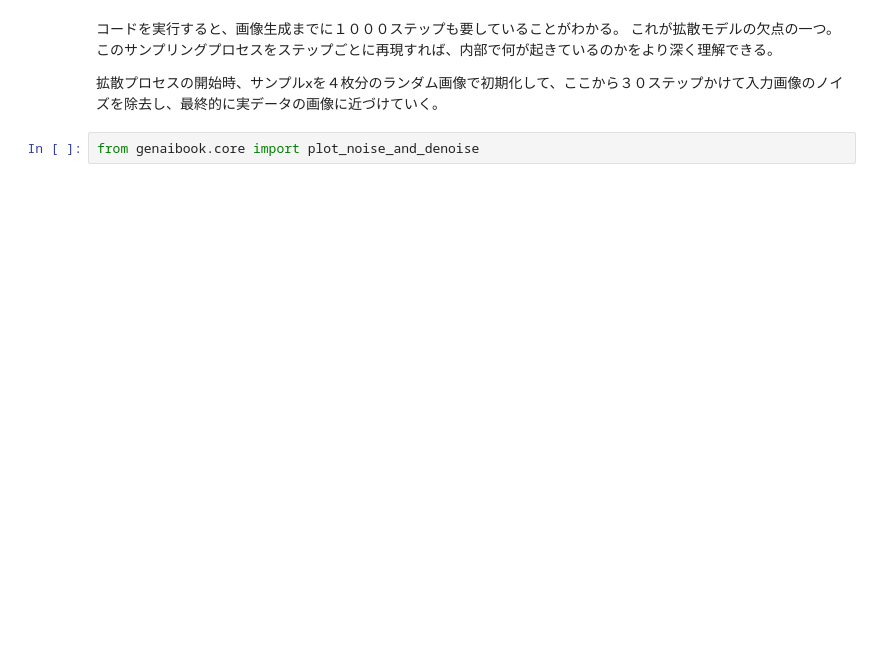
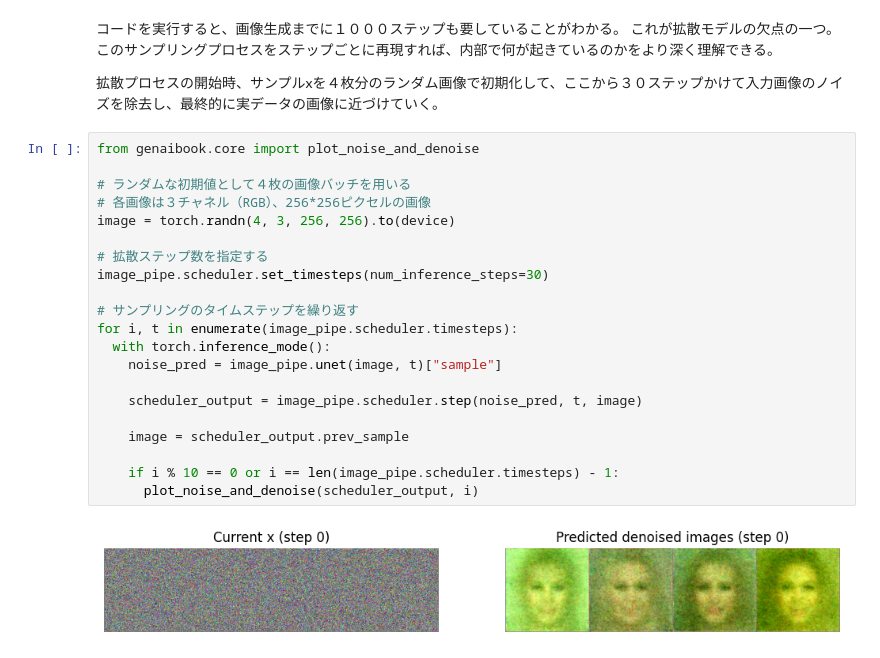
Before and after one commit to shown5/Hands-on-Generative-AI, a Jupyter notebook: chap4_diffusionModel.ipynb, the cells around one changed output. Drawn from its saved outputs; the diff is of its cells as text; blank space fills up the shorter version.

```diff
--- a/chap4_diffusionModel.ipynb
+++ b/chap4_diffusionModel.ipynb
@@ -59,5 +74,26 @@ Defaulting to unsafe serialization. Pass `allow_pickle=False` to raise an error
 このサンプリングプロセスをステップごとに再現すれば、内部で何が起きているのかをより深く理解できる。
 
 拡散プロセスの開始時、サンプルxを４枚分のランダム画像で初期化して、ここから３０ステップかけて入力画像のノイズを除去し、最終的に実データの画像に近づけていく。
-# %%
-from genaibook.core import plot_noise_and_denoise
+# %%
+from genaibook.core import plot_noise_and_denoise
+
+# ランダムな初期値として４枚の画像バッチを用いる
+# 各画像は３チャネル（RGB）、256*256ピクセルの画像
+image = torch.randn(4, 3, 256, 256).to(device)
+
+# 拡散ステップ数を指定する
+image_pipe.scheduler.set_timesteps(num_inference_steps=30)
+
+# サンプリングのタイムステップを繰り返す
+for i, t in enumerate(image_pipe.scheduler.timesteps):
+  with torch.inference_mode():
+    noise_pred = image_pipe.unet(image, t)["sample"]
+
+    scheduler_output = image_pipe.scheduler.step(noise_pred, t, image)
+
+    image = scheduler_output.prev_sample
+
+    if i % 10 == 0 or i == len(image_pipe.scheduler.timesteps) - 1:
+      plot_noise_and_denoise(scheduler_output, i)
+# %% [output]
+[figure, added]
```
Also changed, not shown: parts of 1 cell of this notebook.
